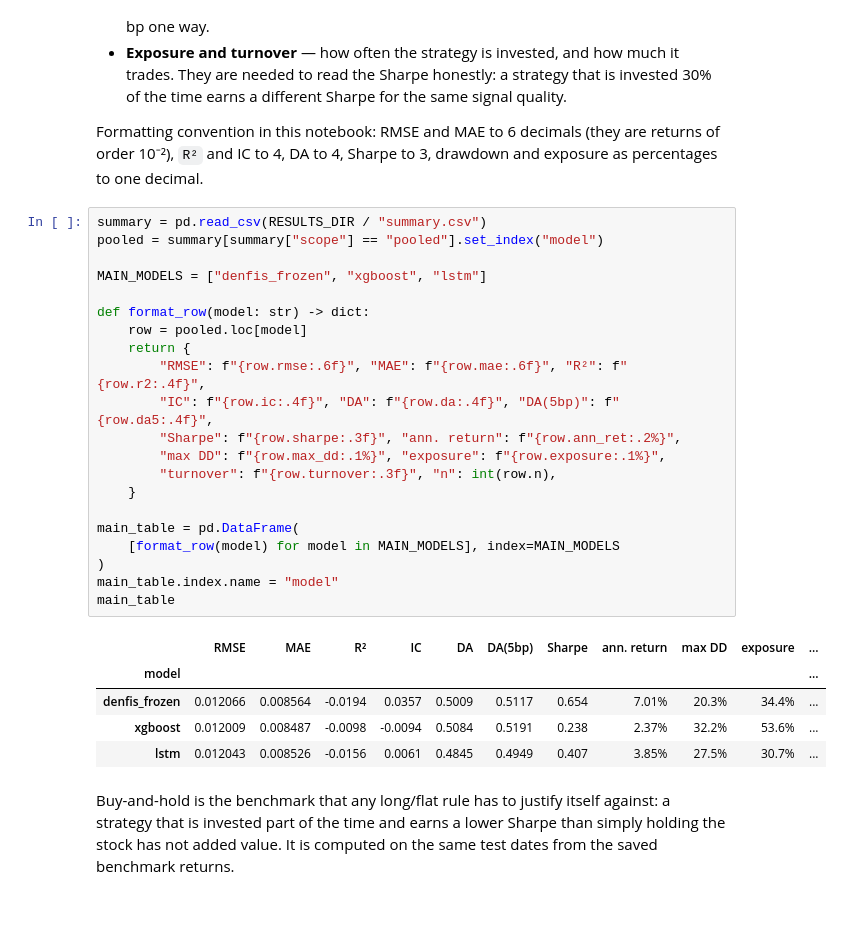
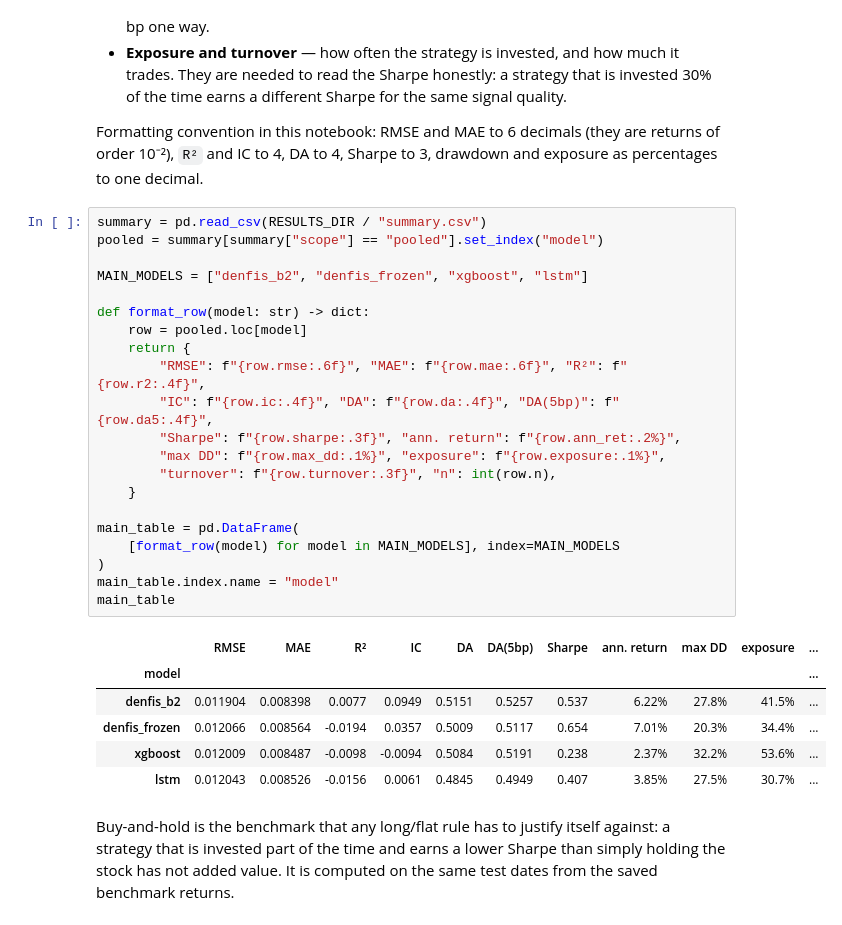
Before and after one commit to HJY20224001049/ai6124-dbs-denfis, a Jupyter notebook: writing/AI6124_Project_Group18_HuJunyu_LinJingzhao.ipynb, the cells around one changed output. Cells and saved outputs as stored; diff of their text form.

```diff
--- a/writing/AI6124_Project_Group18_HuJunyu_LinJingzhao.ipynb
+++ b/writing/AI6124_Project_Group18_HuJunyu_LinJingzhao.ipynb
@@ -877,27 +944,28 @@ exposure as percentages to one decimal.
 # %%
 summary = pd.read_csv(RESULTS_DIR / "summary.csv")
 pooled = summary[summary["scope"] == "pooled"].set_index("model")
 
-MAIN_MODELS = ["denfis_frozen", "xgboost", "lstm"]
+MAIN_MODELS = ["denfis_b2", "denfis_frozen", "xgboost", "lstm"]
 
 def format_row(model: str) -> dict:
     row = pooled.loc[model]
     return {
         "RMSE": f"{row.rmse:.6f}", "MAE": f"{row.mae:.6f}", "R²": f"{row.r2:.4f}",
         "IC": f"{row.ic:.4f}", "DA": f"{row.da:.4f}", "DA(5bp)": f"{row.da5:.4f}",
         "Sharpe": f"{row.sharpe:.3f}", "ann. return": f"{row.ann_ret:.2%}",
         "max DD": f"{row.max_dd:.1%}", "exposure": f"{row.exposure:.1%}",
         "turnover": f"{row.turnover:.3f}", "n": int(row.n),
     }
 
 main_table = pd.DataFrame(
     [format_row(model) for model in MAIN_MODELS], index=MAIN_MODELS
 )
 main_table.index.name = "model"
 main_table
 # %% [output]
 |  | RMSE | MAE | R² | IC | DA | DA(5bp) | Sharpe | ann. return | max DD | exposure | ... |
 | model |  |  |  |  |  |  |  |  |  |  | ... |
+| denfis_b2 | 0.011904 | 0.008398 | 0.0077 | 0.0949 | 0.5151 | 0.5257 | 0.537 | 6.22% | 27.8% | 41.5% | ... |
 | denfis_frozen | 0.012066 | 0.008564 | -0.0194 | 0.0357 | 0.5009 | 0.5117 | 0.654 | 7.01% | 20.3% | 34.4% | ... |
 | xgboost | 0.012009 | 0.008487 | -0.0098 | -0.0094 | 0.5084 | 0.5191 | 0.238 | 2.37% | 32.2% | 53.6% | ... |
 | lstm | 0.012043 | 0.008526 | -0.0156 | 0.0061 | 0.4845 | 0.4949 | 0.407 | 3.85% | 27.5% | 30.7% | ... |
```
Also changed, not shown: parts of 23 cells of this notebook, 7 other files.
